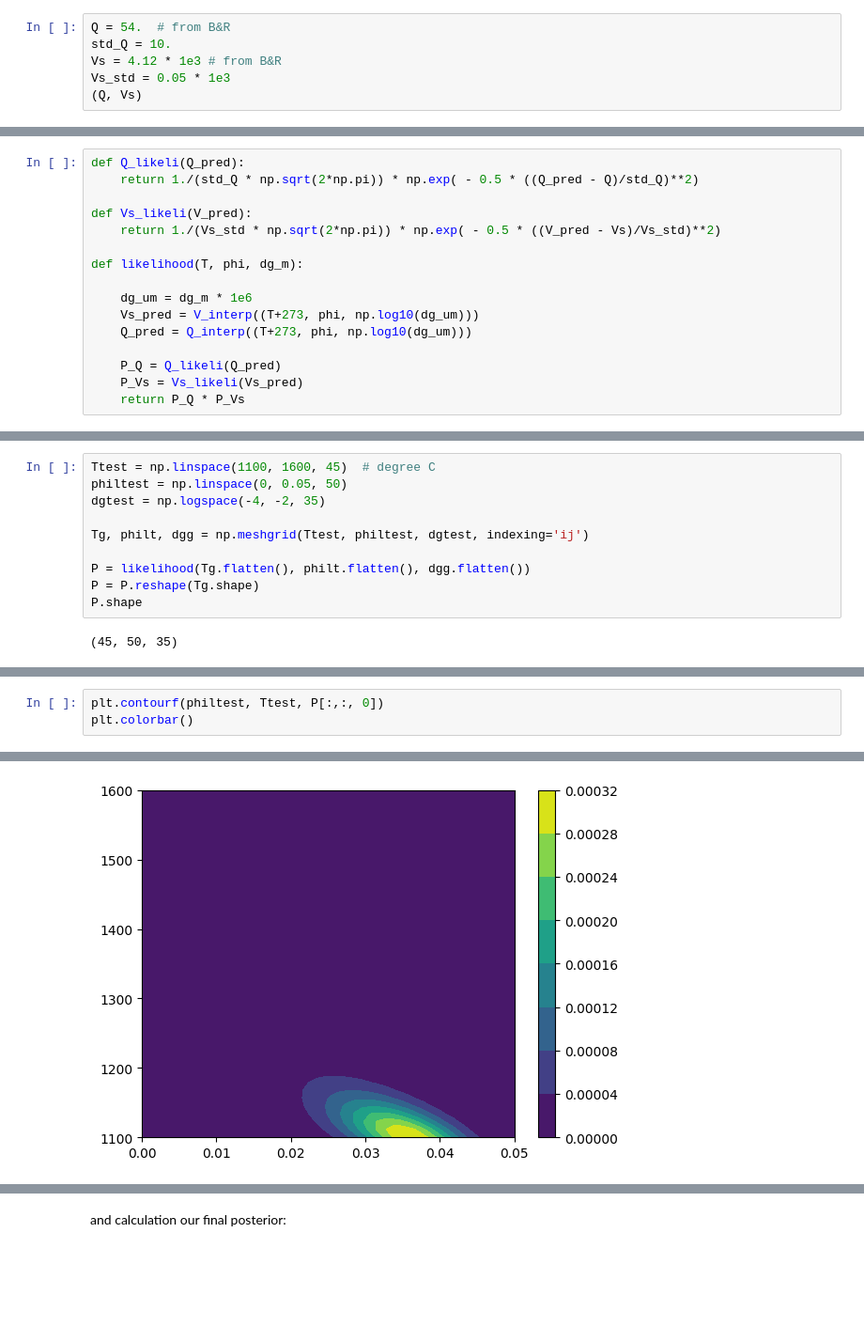
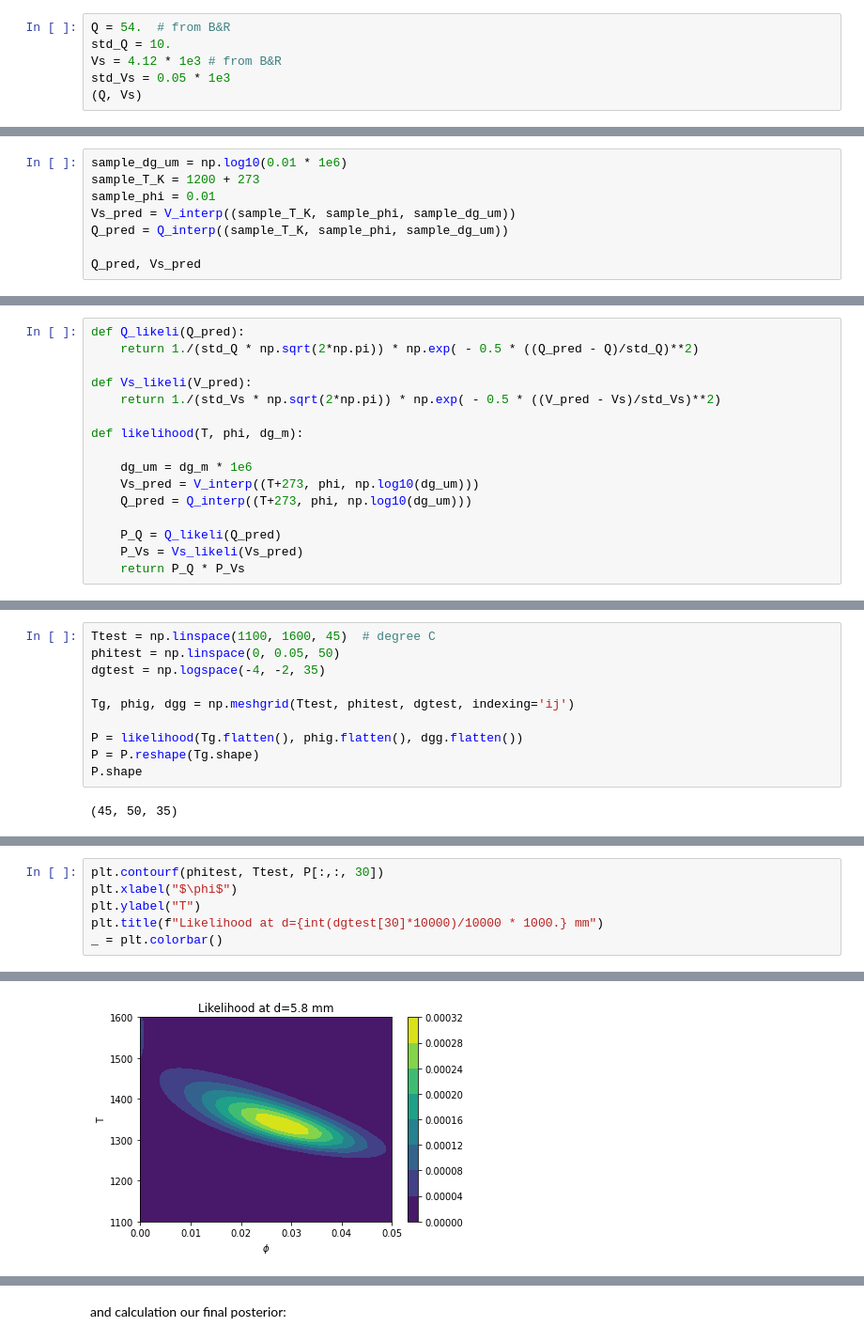
Before and after one commit to vbr-calc/pyVBRc, a Jupyter notebook: examples/vbr_bayes_intro.ipynb, the cells around one changed output, grey strips where cells are left out. Shown at 94% size. Cells and saved outputs as stored; diff of their text form; blank space fills up the shorter version.

```diff
--- a/examples/vbr_bayes_intro.ipynb
+++ b/examples/vbr_bayes_intro.ipynb
@@ -67,7 +138,7 @@ Take the Q and Vs values for the Basin and Range from Havlin et. al 2021 (which
 Q = 54.  # from B&R
 std_Q = 10.
 Vs = 4.12 * 1e3 # from B&R
-Vs_std = 0.05 * 1e3
+std_Vs = 0.05 * 1e3
 (Q, Vs)
 # %% [output]
 (54.0, 4120.0)
@@ -90,0 +194,8 @@ vbr.lut_dimensions
+# %%
+sample_dg_um = np.log10(0.01 * 1e6)
+sample_T_K = 1200 + 273
+sample_phi = 0.01
+Vs_pred = V_interp((sample_T_K, sample_phi, sample_dg_um))
+Q_pred = Q_interp((sample_T_K, sample_phi, sample_dg_um))
+
+Q_pred, Vs_pred
@@ -99,7 +212,7 @@ def Q_likeli(Q_pred):
     return 1./(std_Q * np.sqrt(2*np.pi)) * np.exp( - 0.5 * ((Q_pred - Q)/std_Q)**2)
 
 def Vs_likeli(V_pred):
-    return 1./(Vs_std * np.sqrt(2*np.pi)) * np.exp( - 0.5 * ((V_pred - Vs)/Vs_std)**2)
+    return 1./(std_Vs * np.sqrt(2*np.pi)) * np.exp( - 0.5 * ((V_pred - Vs)/std_Vs)**2)
 
 def likelihood(T, phi, dg_m):
 
@@ -135,12 +248,12 @@ plt.legend()
 To use with multi-dimensional grids, we'll need to flatten and then un-flatten:
 # %%
 Ttest = np.linspace(1100, 1600, 45)  # degree C
-philtest = np.linspace(0, 0.05, 50)
+phitest = np.linspace(0, 0.05, 50)
 dgtest = np.logspace(-4, -2, 35)
 
-Tg, philt, dgg = np.meshgrid(Ttest, philtest, dgtest, indexing='ij')
+Tg, phig, dgg = np.meshgrid(Ttest, phitest, dgtest, indexing='ij')
 
-P = likelihood(Tg.flatten(), philt.flatten(), dgg.flatten())
+P = likelihood(Tg.flatten(), phig.flatten(), dgg.flatten())
 P = P.reshape(Tg.shape)
 P.shape
 # %% [output]
@@ -148,4 +263,7 @@ P.shape
 # %%
-plt.contourf(philtest, Ttest, P[:,:, 0])
-plt.colorbar()
+plt.contourf(phitest, Ttest, P[:,:, 30])
+plt.xlabel("$\phi$")
+plt.ylabel("T")
+plt.title(f"Likelihood at d={int(dgtest[30]*10000)/10000 * 1000.} mm")
+_ = plt.colorbar()
 # %% [output]
@@ -153 +270 @@ plt.colorbar()
-[figure, old version]
+[figure, new version]
```
Also changed, not shown: parts of 44 cells of this notebook, 1 other file.
